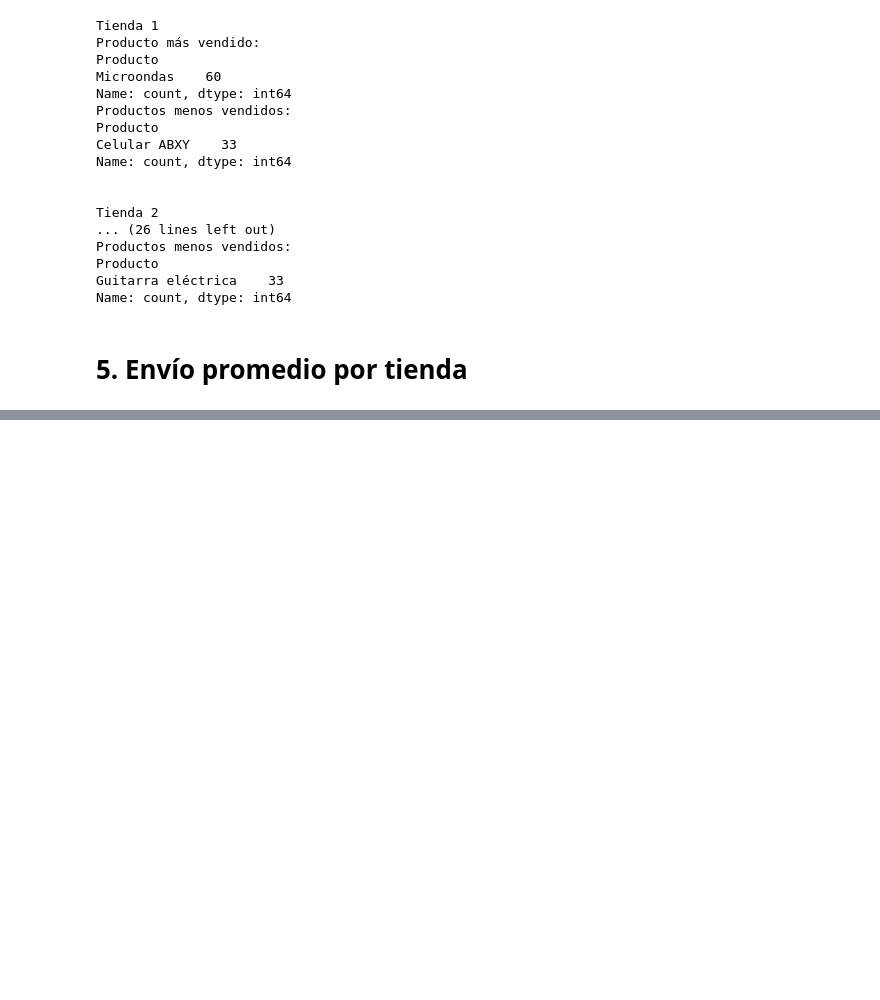
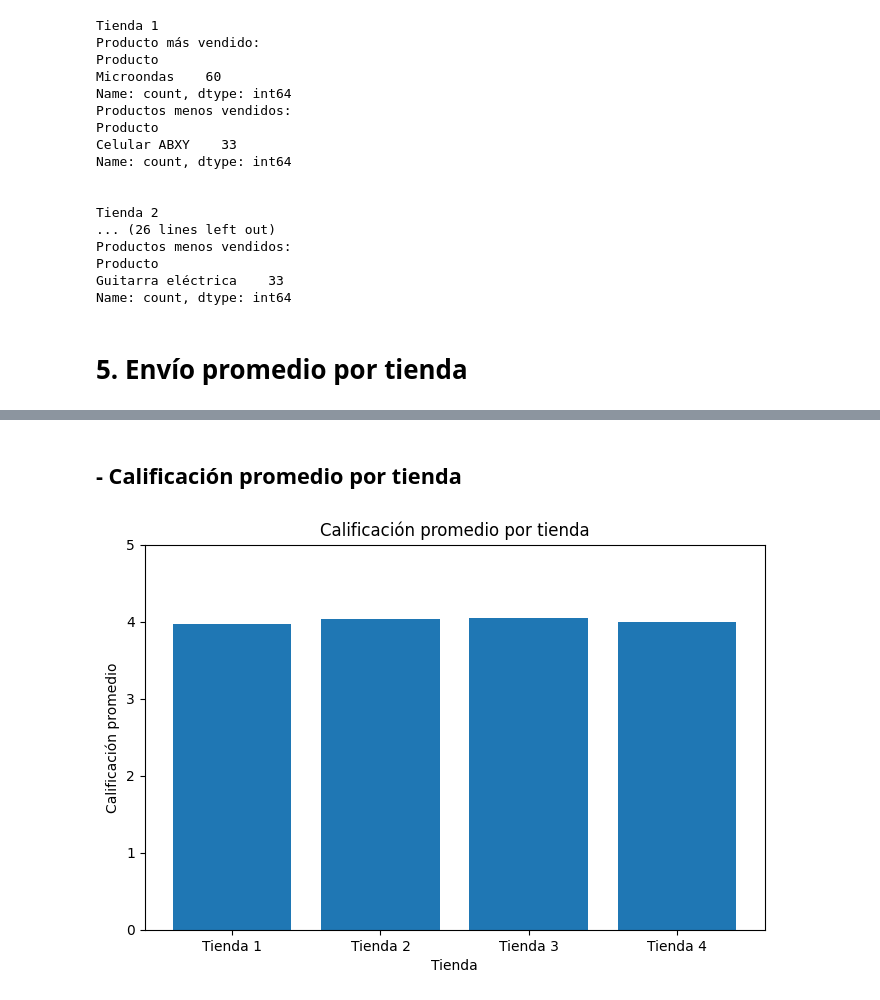
Before and after one commit to nicolle-tq/Alura-Store, a Jupyter notebook: AluraStore.ipynb, the cells around one changed output, grey strips where cells are left out. Saved outputs shown, nothing was run; the diff lists cells and outputs as text; code cells hidden in the pictures; blank space fills up the shorter version.

```diff
--- a/AluraStore.ipynb
+++ b/AluraStore.ipynb
@@ -150,0 +188,12 @@ Name: count, dtype: int64
+# %% [markdown]
+## - Calificación promedio por tienda
+# %%
+plt.figure(figsize=(8,5))
+plt.bar(resumen['Tienda'], resumen['Calificación Promedio'])
+plt.title('Calificación promedio por tienda')
+plt.xlabel('Tienda')
+plt.ylabel('Calificación promedio')
+plt.ylim(0,5)
+plt.show()
+# %% [output]
+[figure, added]
```
Also changed, not shown: parts of 9 cells of this notebook.
